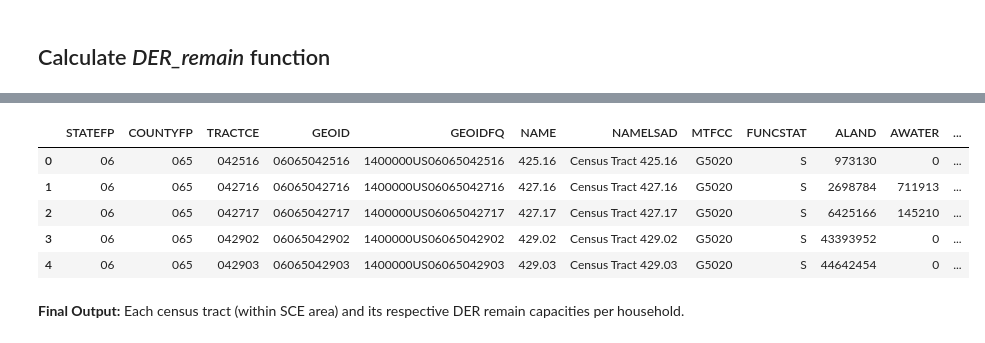
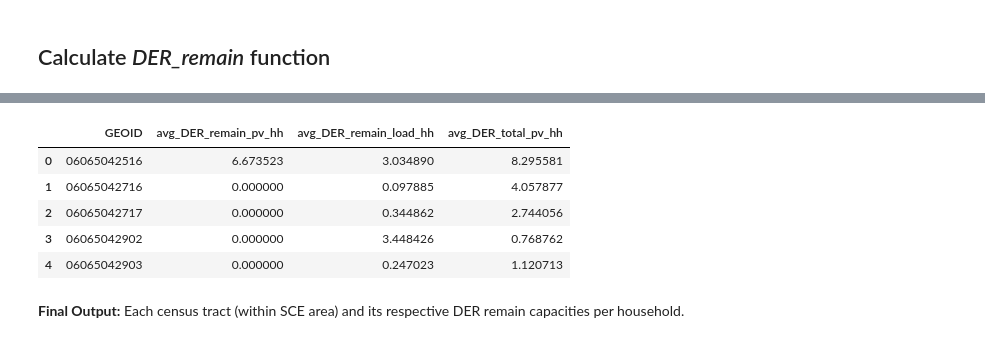
Before and after one commit to sofiiir/hosting-capacity-calculation, a Jupyter notebook: final/sce.ipynb, the cells around one changed output, grey strips where cells are left out. Drawn from its saved outputs; the diff is of its cells as text; code cells hidden in the pictures.

```diff
--- a/final/sce.ipynb
+++ b/final/sce.ipynb
@@ -128,2 +119,8 @@ linked[['unit', 'section_id', 'tothh_seg', 'tothh_circuit', 'DER_remain_ica_over
+# %%
+# rename columns
+linked = linked.rename(columns={
+    "DER_remain_ica_overall_pv_hh":"DER_remain_pv_hh",
+    "DER_remain_ica_overall_load_hh":"DER_remain_load_hh"
+})
 # %% [markdown]
 # Add existing generation
@@ -130,5 +129,5 @@ linked[['unit', 'section_id', 'tothh_seg', 'tothh_circuit', 'DER_remain_ica_over
 # %%
 linked['DER_exist_hh'] = (linked['existing_gen'] * 1000) / linked['tothh_circuit']
 # %%
-linked['DER_total_pv_hh'] = linked['DER_remain_ica_overall_pv'] + linked['DER_exist_hh']
+linked['DER_total_pv_hh'] = linked['DER_remain_pv_hh'] + linked['DER_exist_hh']
 # %%
@@ -189,15 +184,21 @@ tract_hh_count # FIXME: how to add into dataset? planning to use this with censu
 # %%
 # average der_remain to aggregate up to census tract level
-# FIXME: need to implement weighted mean
-census_der = linked.groupby('GEOID')[['DER_remain_ica_overall_pv', 'DER_remain_ica_overall_load', 'DER_total_pv_hh']].mean().reset_index()
-census_map = census.merge(census_der, on='GEOID')
+census_der = linked.groupby('GEOID').apply(
+    lambda x: pd.Series({
+        'avg_DER_remain_pv_hh': np.average(x['DER_remain_pv_hh'], weights=x['unit']),
+        'avg_DER_remain_load_hh': np.average(x['DER_remain_load_hh'], weights=x['unit']),
+        'avg_DER_total_pv_hh': np.average(x['DER_total_pv_hh'], weights=x['unit']),
+    }), include_groups=False
+).reset_index()
+# %%
+sce_census_map = census.merge(census_der, on='GEOID')
 # %%
-census_map.head()
+sce_census_map[['GEOID', 'avg_DER_remain_pv_hh', 'avg_DER_remain_load_hh', 'avg_DER_total_pv_hh']].head()
 # %% [output]
-|  | STATEFP | COUNTYFP | TRACTCE | GEOID | GEOIDFQ | NAME | NAMELSAD | MTFCC | FUNCSTAT | ALAND | AWATER | ... |
-| 0 | 06 | 065 | 042516 | 06065042516 | 1400000US06065042516 | 425.16 | Census Tract 425.16 | G5020 | S | 973130 | 0 | ... |
-| 1 | 06 | 065 | 042716 | 06065042716 | 1400000US06065042716 | 427.16 | Census Tract 427.16 | G5020 | S | 2698784 | 711913 | ... |
-| 2 | 06 | 065 | 042717 | 06065042717 | 1400000US06065042717 | 427.17 | Census Tract 427.17 | G5020 | S | 6425166 | 145210 | ... |
-| 3 | 06 | 065 | 042902 | 06065042902 | 1400000US06065042902 | 429.02 | Census Tract 429.02 | G5020 | S | 43393952 | 0 | ... |
-| 4 | 06 | 065 | 042903 | 06065042903 | 1400000US06065042903 | 429.03 | Census Tract 429.03 | G5020 | S | 44642454 | 0 | ... |
+|  | GEOID | avg_DER_remain_pv_hh | avg_DER_remain_load_hh | avg_DER_total_pv_hh |
+| 0 | 06065042516 | 6.673523 | 3.034890 | 8.295581 |
+| 1 | 06065042716 | 0.000000 | 0.097885 | 4.057877 |
+| 2 | 06065042717 | 0.000000 | 0.344862 | 2.744056 |
+| 3 | 06065042902 | 0.000000 | 3.448426 | 0.768762 |
+| 4 | 06065042903 | 0.000000 | 0.247023 | 1.120713 |
 # %%
```
Also changed, not shown: parts of 17 cells of this notebook, 1 other file.
